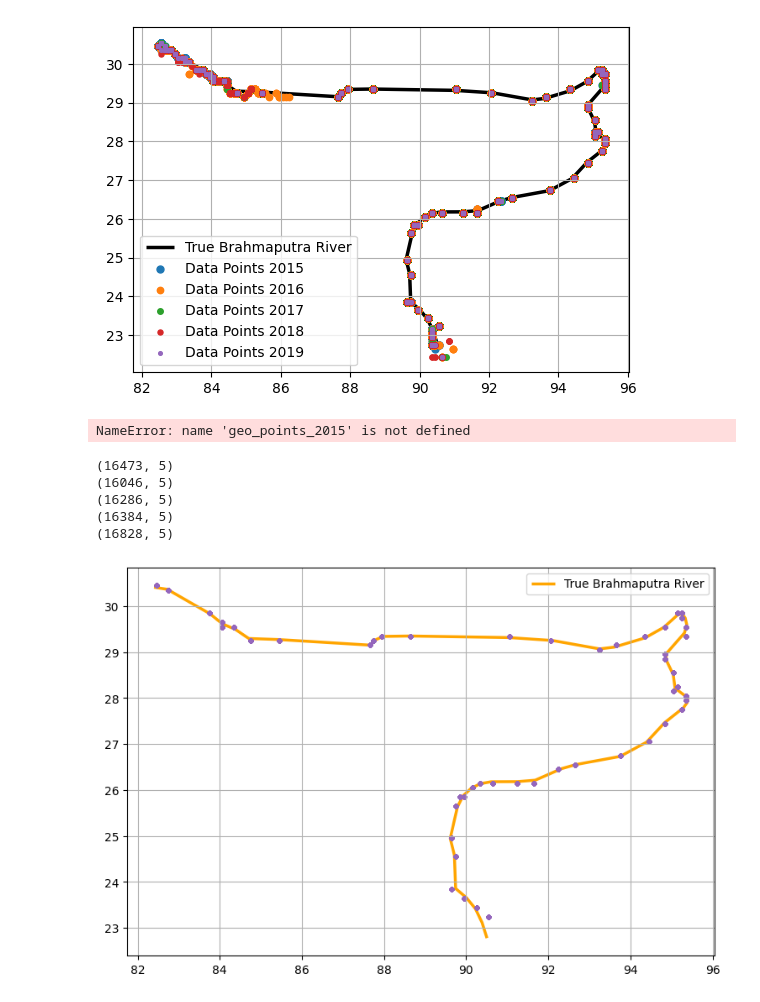
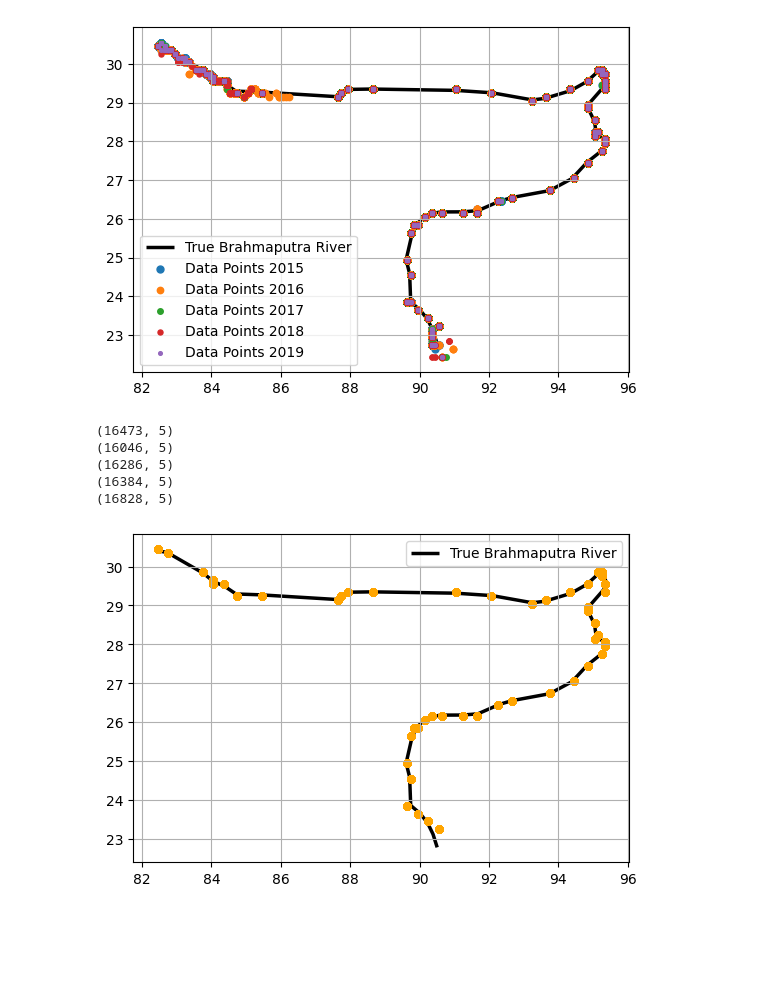
Before and after one commit to PaulNitschke/DS-Brahmaputra-River, a Jupyter notebook: notebooks/geo_exploration.ipynb, the cells around one changed output. Cells and saved outputs as stored; diff of their text form; code cells hidden in the pictures; blank space fills up the shorter version.

```diff
--- a/notebooks/geo_exploration.ipynb
+++ b/notebooks/geo_exploration.ipynb
@@ -255,9 +248,13 @@ plt.savefig('../images/good_data.png')
 plt.show()
 # %% [output]
 [figure]
+# %%
+geo_points_2015 = pd.read_csv('../clean_data/cleaned_2015.csv')
+geo_points_2016 = pd.read_csv('../clean_data/cleaned_2016.csv')
+geo_points_2017 = pd.read_csv('../clean_data/cleaned_2017.csv')
+geo_points_2018 = pd.read_csv('../clean_data/cleaned_2018.csv')
+geo_points_2019 = pd.read_csv('../clean_data/cleaned_2019.csv')
 # %%
-from functools import reduce
-
 all_coords = []
 
 # Append the GeoSeries or GeoDataFrame of 'geometry' column of each dataframe to the list
@@ -271,27 +268,26 @@ intersection = reduce(lambda x, y: x.intersection(y), all_coords)
 overlapping_coords = []
 for df in [geo_points_2015, geo_points_2016, geo_points_2017, geo_points_2018, geo_points_2019]:
     overlapping_coords.append(df[df['geometry'].isin(intersection)])
-# %% [output]
-NameError: name 'geo_points_2015' is not defined
 # %%
-fig, ax = plt.subplots(figsize=(13, 6))
-brahmaputra.plot(ax=ax, color='orange', linewidth=2.5, label='True Brahmaputra River', zorder=0)
+fig, ax = plt.subplots()
+brahmaputra.plot(ax=ax, color='k', linewidth=2.5, label='True Brahmaputra River', zorder=0)
 
 for df in overlapping_coords:
 
     print(df.shape)
-    df.plot(ax=ax, markersize=10, marker='o')
+    df.plot(ax=ax, markersize=25, marker='o', color='orange')
 
 plt.grid(True)
 plt.legend()
+plt.savefig('../images/final_points.png')
 plt.show()
 # %% [output]
 (16473, 5)
 (16046, 5)
 (16286, 5)
 (16384, 5)
 (16828, 5)
-[figure, old version]
+[figure, new version]
 # %%
 concatenated_df = pd.concat(overlapping_coords, ignore_index=True)
 concatenated_df.to_csv('../clean_data/concatenated_data.csv', index=False)
```
Also changed, not shown: parts of 12 cells of this notebook, 3 other files.
